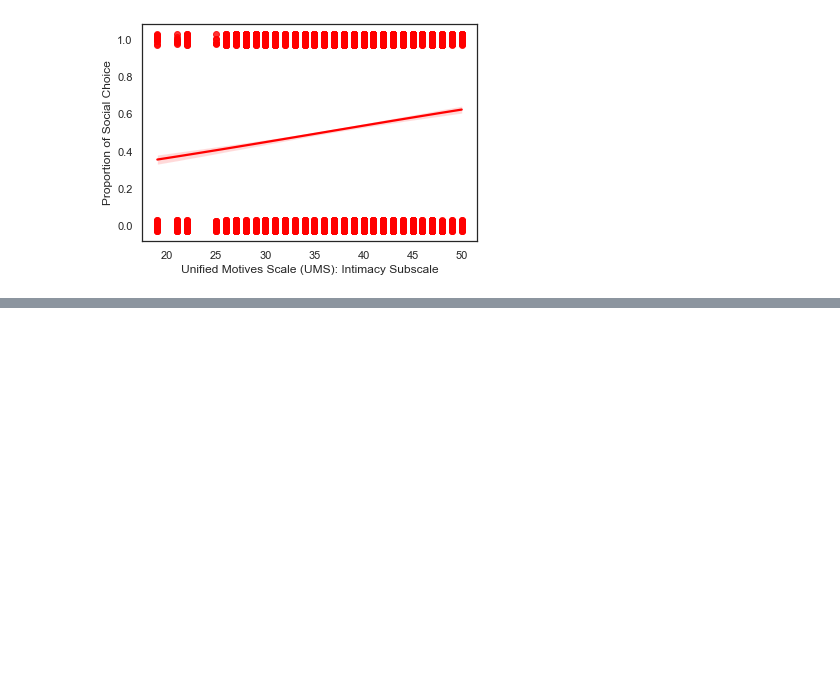
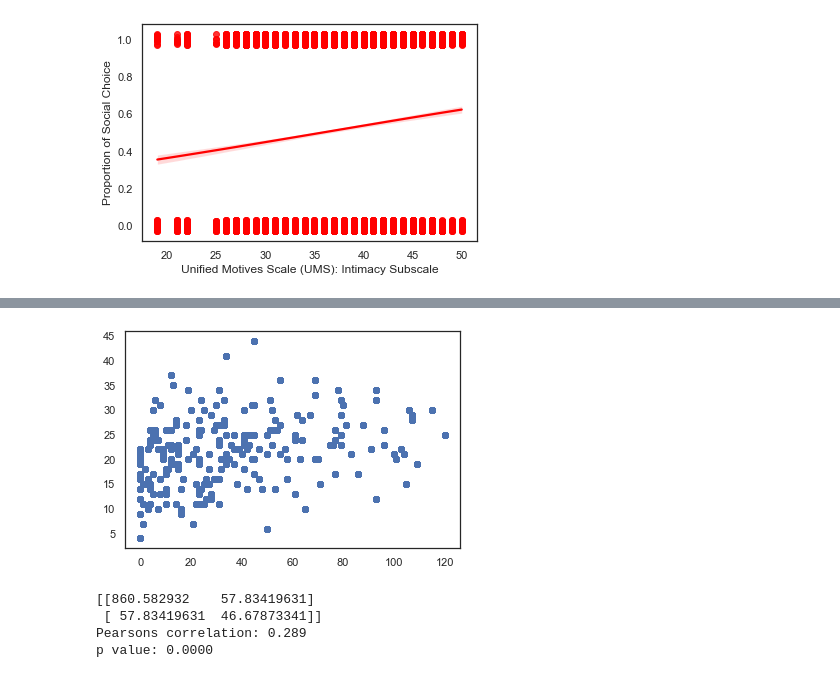
Before and after one commit to fareri-lab/WTP_CardTask, a Jupyter notebook: APS/WTP_HLM.ipynb, the cells around one changed output, grey strips where cells are left out. Cells and saved outputs as stored; diff of their text form; code cells hidden in the pictures; blank space fills up the shorter version.

```diff
--- a/APS/WTP_HLM.ipynb
+++ b/APS/WTP_HLM.ipynb
@@ -352,0 +357,15 @@ map.figure.savefig('APS_Study2_reg_heatmap.svg')
+# %%
+pyplot.scatter(data2['LSAS'], data2['AQ'])
+pyplot.show()
+covariance = cov(data2['LSAS'], data2['AQ'])
+print(covariance)
+corr, _ = pearsonr(data2['LSAS'], data2['AQ'])
+print('Pearsons correlation: %.3f' % corr)
+r,p = scipy.stats.pearsonr(data2['LSAS'], data2['AQ'])
+print('p value: %.4f' % p)
+# %% [output]
+[figure, added]
+[[860.582932    57.83419631]
+ [ 57.83419631  46.67873341]]
+Pearsons correlation: 0.289
+p value: 0.0000
```
Also changed, not shown: parts of 2 cells of this notebook, 8 other files.
